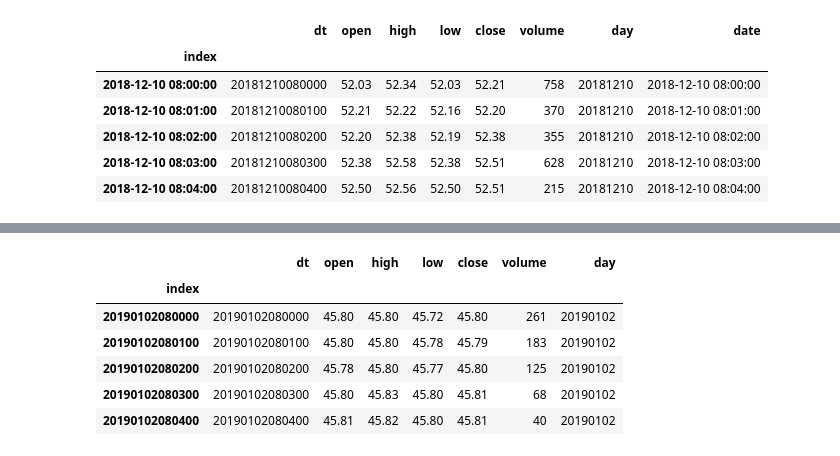
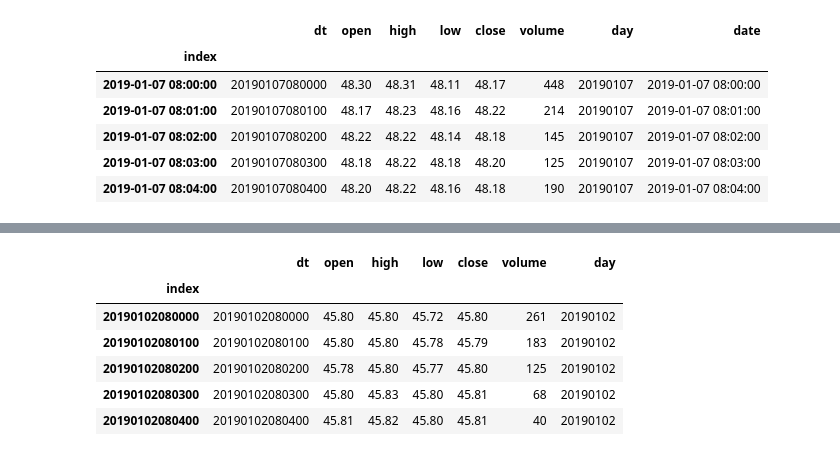
Before and after one commit to pickmoment/hero, a Jupyter notebook: db/work.ipynb, the cells around one changed output, grey strips where cells are left out. Saved outputs shown, nothing was run; the diff lists cells and outputs as text; code cells hidden in the pictures.

```diff
--- a/db/work.ipynb
+++ b/db/work.ipynb
@@ -152,13 +149,13 @@ blues = list(df[(df.pull_max_index == 0) & (df.pull_max > 0.3)].index.values)
 # %%
-df = read_data('CL000_1M.db', '20181210')
+df = read_data('CL000_1M.db', '20190107')
 df.head()
 # %% [output]
 |  | dt | open | high | low | close | volume | day | date |
 | index |  |  |  |  |  |  |  |  |
-| 2018-12-10 08:00:00 | 20181210080000 | 52.03 | 52.34 | 52.03 | 52.21 | 758 | 20181210 | 2018-12-10 08:00:00 |
-| 2018-12-10 08:01:00 | 20181210080100 | 52.21 | 52.22 | 52.16 | 52.20 | 370 | 20181210 | 2018-12-10 08:01:00 |
-| 2018-12-10 08:02:00 | 20181210080200 | 52.20 | 52.38 | 52.19 | 52.38 | 355 | 20181210 | 2018-12-10 08:02:00 |
-| 2018-12-10 08:03:00 | 20181210080300 | 52.38 | 52.58 | 52.38 | 52.51 | 628 | 20181210 | 2018-12-10 08:03:00 |
-| 2018-12-10 08:04:00 | 20181210080400 | 52.50 | 52.56 | 52.50 | 52.51 | 215 | 20181210 | 2018-12-10 08:04:00 |
+| 2019-01-07 08:00:00 | 20190107080000 | 48.30 | 48.31 | 48.11 | 48.17 | 448 | 20190107 | 2019-01-07 08:00:00 |
+| 2019-01-07 08:01:00 | 20190107080100 | 48.17 | 48.23 | 48.16 | 48.22 | 214 | 20190107 | 2019-01-07 08:01:00 |
+| 2019-01-07 08:02:00 | 20190107080200 | 48.22 | 48.22 | 48.14 | 48.18 | 145 | 20190107 | 2019-01-07 08:02:00 |
+| 2019-01-07 08:03:00 | 20190107080300 | 48.18 | 48.22 | 48.18 | 48.20 | 125 | 20190107 | 2019-01-07 08:03:00 |
+| 2019-01-07 08:04:00 | 20190107080400 | 48.20 | 48.22 | 48.16 | 48.18 | 190 | 20190107 | 2019-01-07 08:04:00 |
 # %%
 calculate_candle(df)
```
Also changed, not shown: parts of 8 cells of this notebook.
